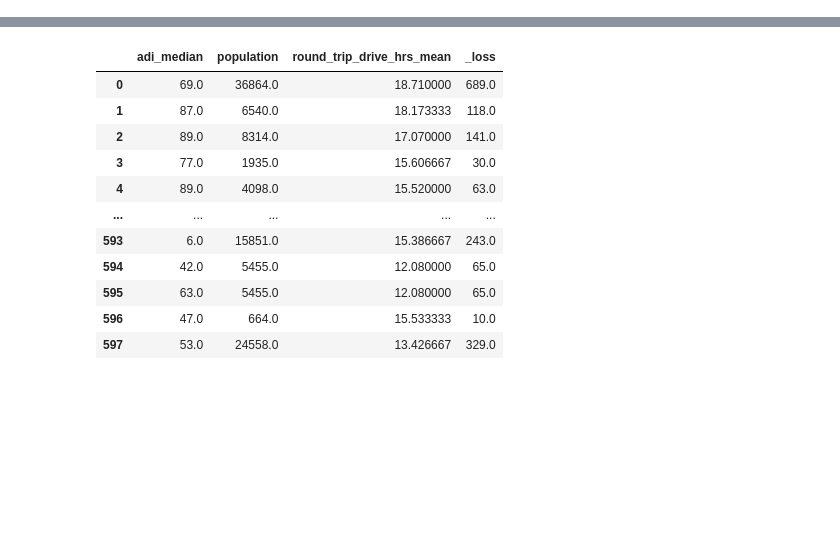
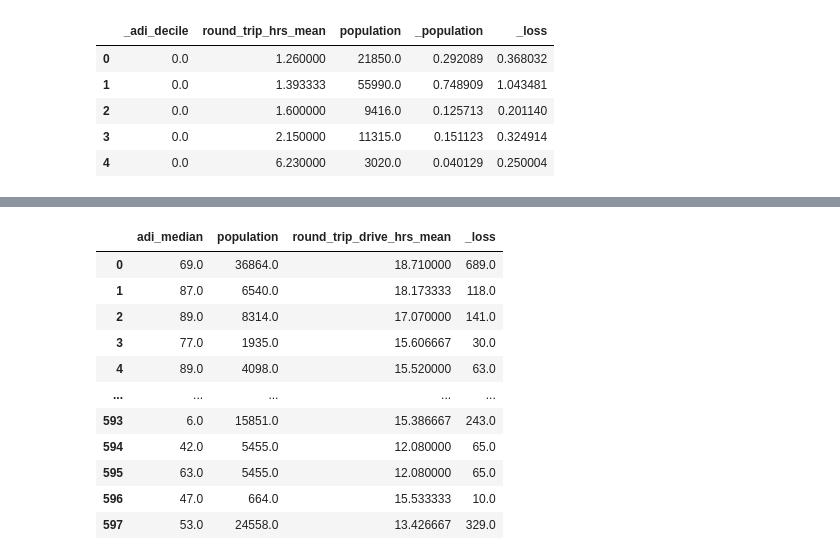
Before and after one commit to openhealthdataorg/post-roe, a Jupyter notebook: notebooks/_workbench.ipynb, the cells around one changed output, grey strips where cells are left out. Saved outputs shown, nothing was run; the diff lists cells and outputs as text; code cells hidden in the pictures; blank space fills up the shorter version.

```diff
--- a/notebooks/_workbench.ipynb
+++ b/notebooks/_workbench.ipynb
@@ -49,0 +38,14 @@ closest_clinics
+# %%
+dfg = df.groupby(['_adi_decile','round_trip_hrs_mean']).agg(population=("population","sum")).reset_index()
+scaler = MinMaxScaler()
+dfg[['_population']] = scaler.fit_transform(dfg[['population']])
+dfg['_loss'] = dfg['round_trip_hrs_mean'] * dfg['_population']
+display(dfg.head())
+px.scatter(dfg, x='_adi_decile', y='_loss')
+# %% [output]
+|  | _adi_decile | round_trip_hrs_mean | population | _population | _loss |
+| 0 | 0.0 | 1.260000 | 21850.0 | 0.292089 | 0.368032 |
+| 1 | 0.0 | 1.393333 | 55990.0 | 0.748909 | 1.043481 |
+| 2 | 0.0 | 1.600000 | 9416.0 | 0.125713 | 0.201140 |
+| 3 | 0.0 | 2.150000 | 11315.0 | 0.151123 | 0.324914 |
+| 4 | 0.0 | 6.230000 | 3020.0 | 0.040129 | 0.250004 |
```
Also changed, not shown: parts of 9 cells of this notebook, 10 other files.
